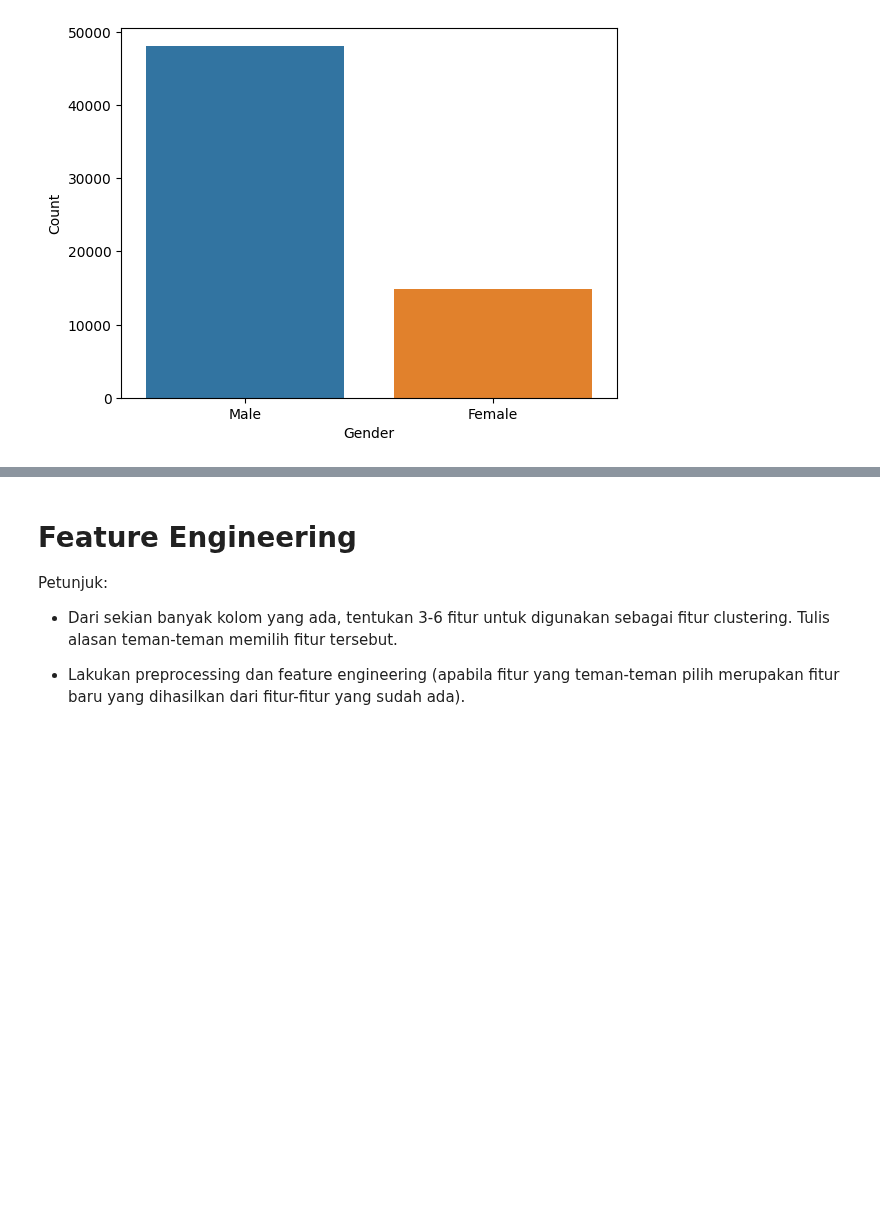
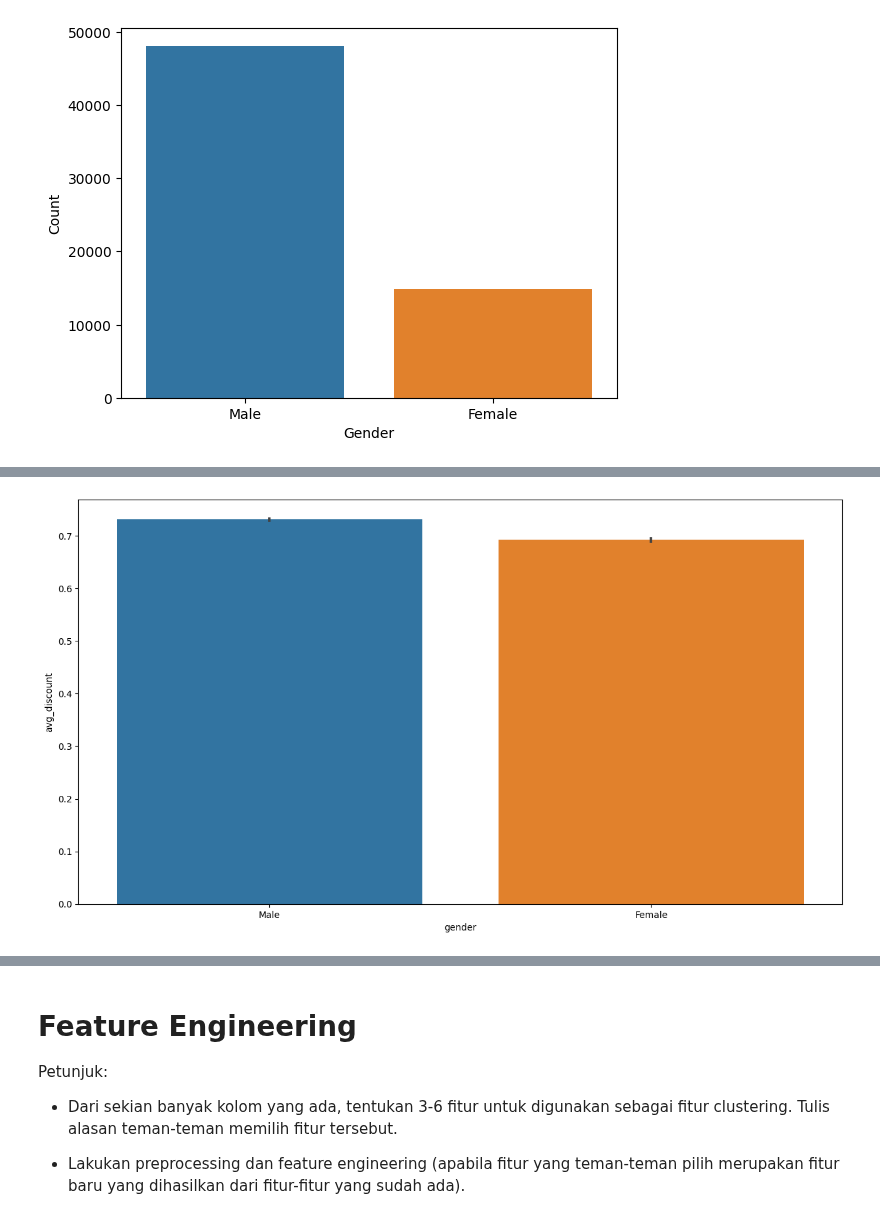
Before and after one commit to mezkymy/airline-cv-analysis, a Jupyter notebook: airline_cust_value_analysis.ipynb, the cells around one changed output, grey strips where cells are left out. Saved outputs shown, nothing was run; the diff lists cells and outputs as text; code cells hidden in the pictures; blank space fills up the shorter version.

```diff
--- a/airline_cust_value_analysis.ipynb
+++ b/airline_cust_value_analysis.ipynb
@@ -268,0 +293,7 @@ plt.show()
+# %%
+# Bivariate analysis: Compare the average discount rate by gender
+plt.figure(figsize=(15,8))
+sns.barplot(x='gender', y='avg_discount', data=df)
+plt.show()
+# %% [output]
+[figure, added]
```
Also changed, not shown: parts of 4 cells of this notebook.
